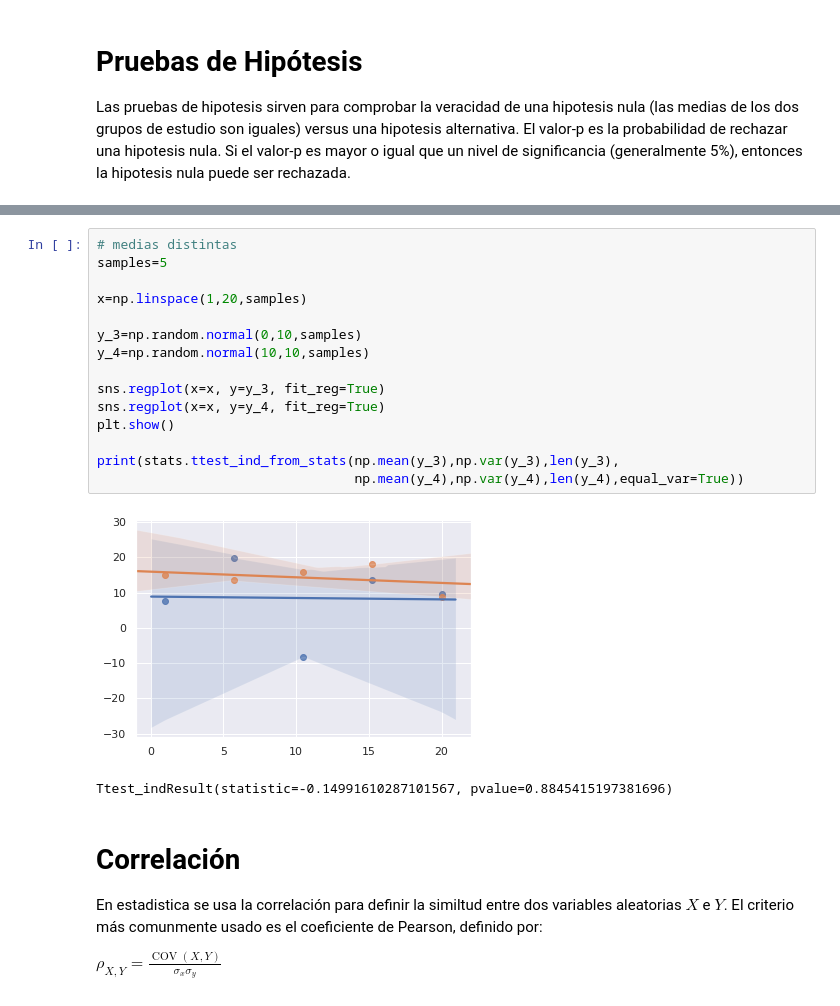
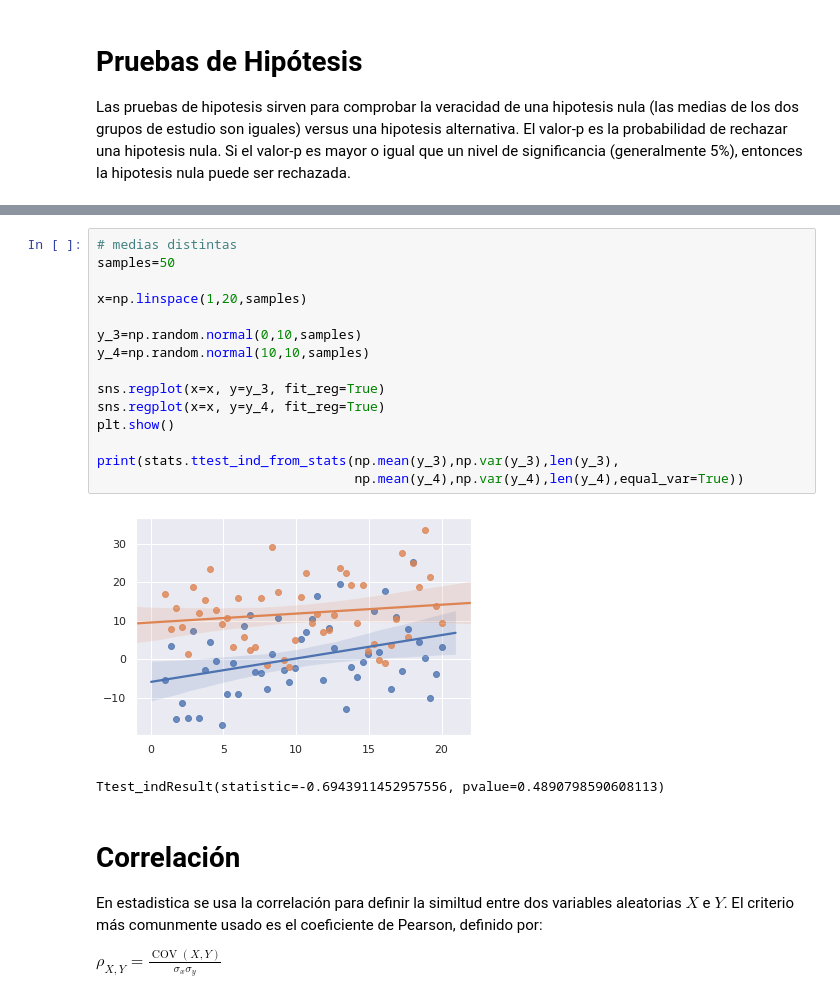
Before and after one commit to sherna90/analisis_algoritmos, a Jupyter notebook: 2.-diseno_experimentos.ipynb, the cells around one changed output, grey strips where cells are left out. Cells and saved outputs as stored; diff of their text form.

```diff
--- a/2.-diseno_experimentos.ipynb
+++ b/2.-diseno_experimentos.ipynb
@@ -41,21 +41,21 @@ Ttest_indResult(statistic=0.09576247052812979, pvalue=0.923747662089629)
 # %%
 # medias distintas
-samples=5
+samples=50
 
 x=np.linspace(1,20,samples)
 
 y_3=np.random.normal(0,10,samples)
 y_4=np.random.normal(10,10,samples)
 
 sns.regplot(x=x, y=y_3, fit_reg=True)
 sns.regplot(x=x, y=y_4, fit_reg=True)
 plt.show()
 
 print(stats.ttest_ind_from_stats(np.mean(y_3),np.var(y_3),len(y_3),
                                  np.mean(y_4),np.var(y_4),len(y_4),equal_var=True))
 # %% [output]
-[figure, old version]
+[figure, new version]
-Ttest_indResult(statistic=-0.14991610287101567, pvalue=0.8845415197381696)
+Ttest_indResult(statistic=-0.6943911452957556, pvalue=0.4890798590608113)
 # %% [markdown]
 # Correlación
 
```
Also changed, not shown: parts of 2 cells of this notebook, 1 other file.
